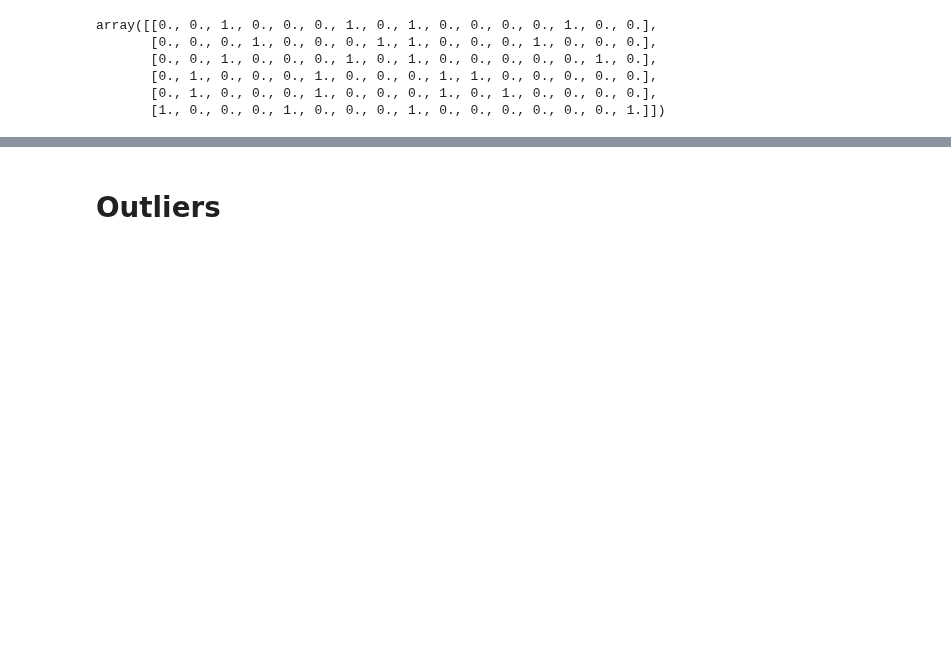
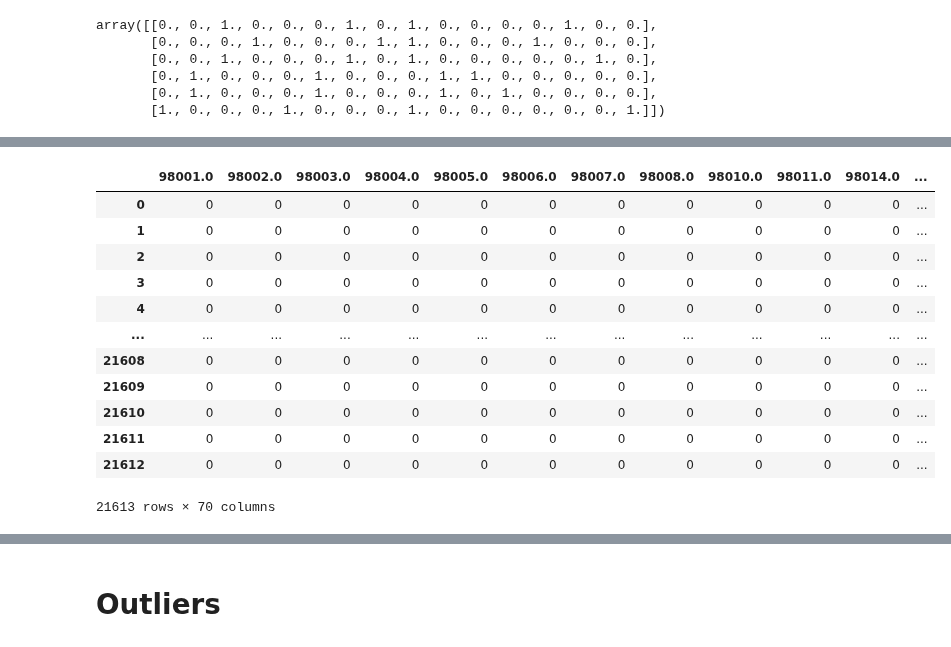
Before and after one commit to tsitsiko1/machine_learning_2, a Jupyter notebook: data_cleaning_practice/practice_solution.ipynb, the cells around one changed output, grey strips where cells are left out. Cells and saved outputs as stored; diff of their text form; code cells hidden in the pictures; blank space fills up the shorter version.

```diff
--- a/data_cleaning_practice/practice_solution.ipynb
+++ b/data_cleaning_practice/practice_solution.ipynb
@@ -375,0 +384,16 @@ np.mean(scores)
+# %%
+pd.get_dummies(X.zipcode)
+# %% [output]
+|  | 98001.0 | 98002.0 | 98003.0 | 98004.0 | 98005.0 | 98006.0 | 98007.0 | 98008.0 | 98010.0 | 98011.0 | 98014.0 | ... |
+| 0 | 0 | 0 | 0 | 0 | 0 | 0 | 0 | 0 | 0 | 0 | 0 | ... |
+| 1 | 0 | 0 | 0 | 0 | 0 | 0 | 0 | 0 | 0 | 0 | 0 | ... |
+| 2 | 0 | 0 | 0 | 0 | 0 | 0 | 0 | 0 | 0 | 0 | 0 | ... |
+| 3 | 0 | 0 | 0 | 0 | 0 | 0 | 0 | 0 | 0 | 0 | 0 | ... |
+| 4 | 0 | 0 | 0 | 0 | 0 | 0 | 0 | 0 | 0 | 0 | 0 | ... |
+| ... | ... | ... | ... | ... | ... | ... | ... | ... | ... | ... | ... | ... |
+| 21608 | 0 | 0 | 0 | 0 | 0 | 0 | 0 | 0 | 0 | 0 | 0 | ... |
+| 21609 | 0 | 0 | 0 | 0 | 0 | 0 | 0 | 0 | 0 | 0 | 0 | ... |
+| 21610 | 0 | 0 | 0 | 0 | 0 | 0 | 0 | 0 | 0 | 0 | 0 | ... |
+| 21611 | 0 | 0 | 0 | 0 | 0 | 0 | 0 | 0 | 0 | 0 | 0 | ... |
+| 21612 | 0 | 0 | 0 | 0 | 0 | 0 | 0 | 0 | 0 | 0 | 0 | ... |
+21613 rows × 70 columns
```
Also changed, not shown: parts of 17 cells of this notebook.
